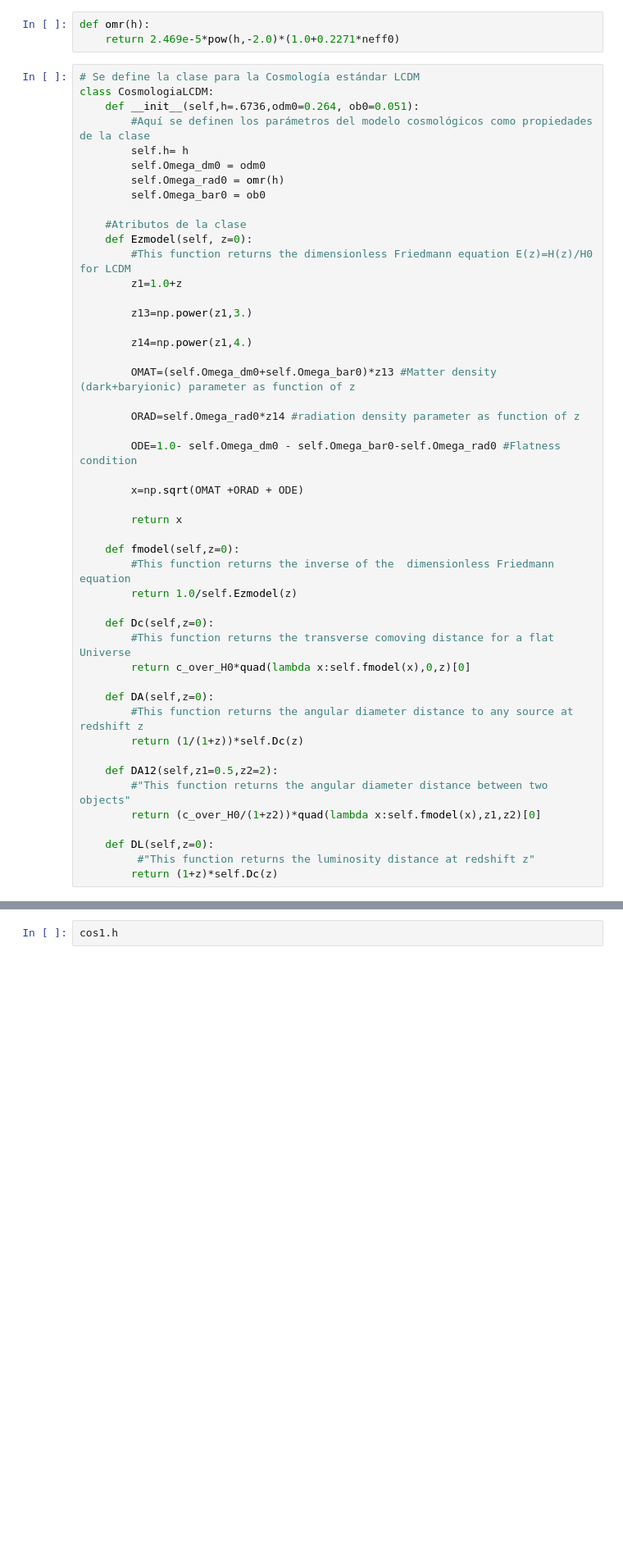
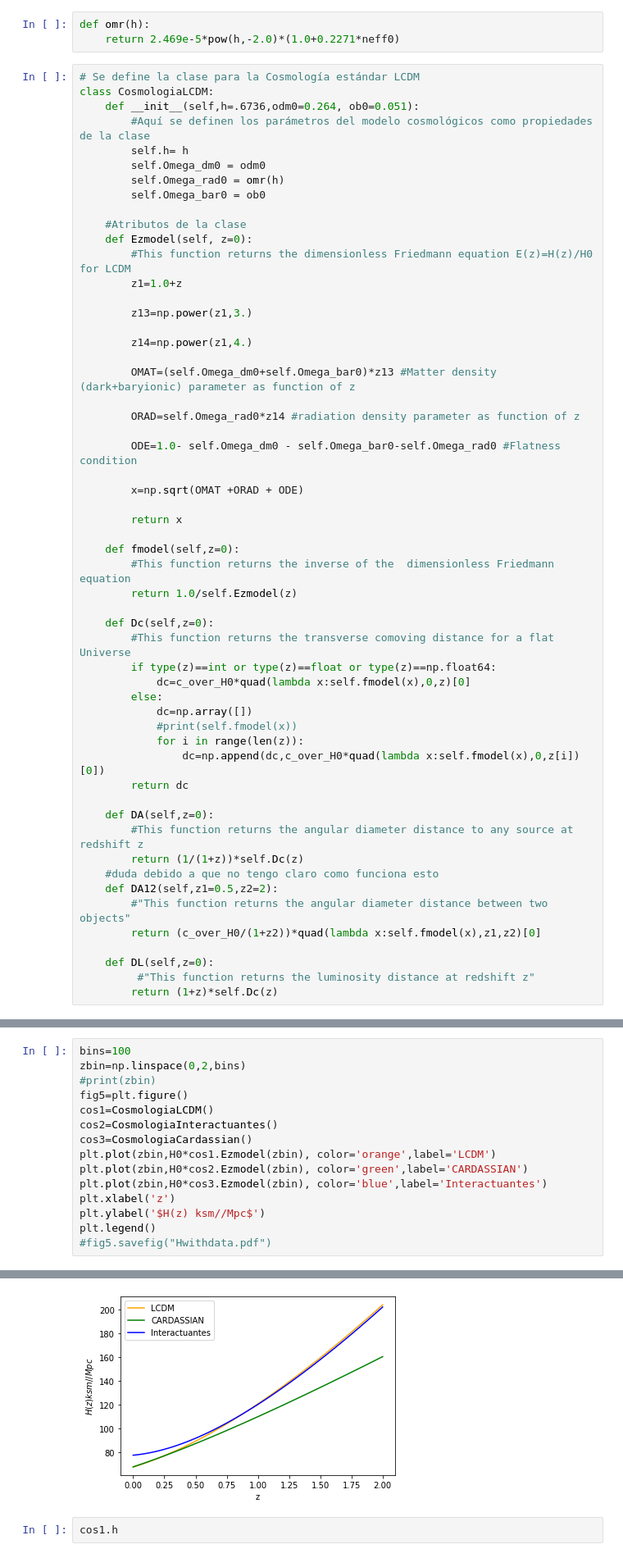
Before and after one commit to felavila/cosmologia_lentes, a Jupyter notebook: clase5_2_cosmos.ipynb, the cells around one changed output, grey strips where cells are left out. Shown at 82% size. Saved outputs shown, nothing was run; the diff lists cells and outputs as text; blank space fills up the shorter version.

```diff
--- a/clase5_2_cosmos.ipynb
+++ b/clase5_2_cosmos.ipynb
@@ -64,12 +64,19 @@ class CosmologiaLCDM:
 
     def Dc(self,z=0):
         #This function returns the transverse comoving distance for a flat Universe
-        return c_over_H0*quad(lambda x:self.fmodel(x),0,z)[0]
+        if type(z)==int or type(z)==float or type(z)==np.float64:
+            dc=c_over_H0*quad(lambda x:self.fmodel(x),0,z)[0]
+        else:
+            dc=np.array([])
+            #print(self.fmodel(x))
+            for i in range(len(z)):
+                dc=np.append(dc,c_over_H0*quad(lambda x:self.fmodel(x),0,z[i])[0])
+        return dc
 
     def DA(self,z=0):
         #This function returns the angular diameter distance to any source at redshift z
         return (1/(1+z))*self.Dc(z)
-
+    #duda debido a que no tengo claro como funciona esto
     def DA12(self,z1=0.5,z2=2):
         #"This function returns the angular diameter distance between two objects"
         return (c_over_H0/(1+z2))*quad(lambda x:self.fmodel(x),z1,z2)[0]
@@ -85,0 +203,16 @@ print(Dc1)
+# %%
+bins=100
+zbin=np.linspace(0,2,bins)
+#print(zbin)
+fig5=plt.figure()
+cos1=CosmologiaLCDM()
+cos2=CosmologiaInteractuantes()
+cos3=CosmologiaCardassian()
+plt.plot(zbin,H0*cos1.Ezmodel(zbin), color='orange',label='LCDM')
+plt.plot(zbin,H0*cos2.Ezmodel(zbin), color='green',label='CARDASSIAN')
+plt.plot(zbin,H0*cos3.Ezmodel(zbin), color='blue',label='Interactuantes')
+plt.xlabel('z')
+plt.ylabel('$H(z) ksm//Mpc$')
+plt.legend()
+#fig5.savefig("Hwithdata.pdf")
+# %% [output]
@@ -86,3 +220,4 @@ print(Dc1)
+[figure, added]
 # %%
 cos1.h
 # %% [output]
```
Also changed, not shown: parts of 6 cells of this notebook, 3 other files.
